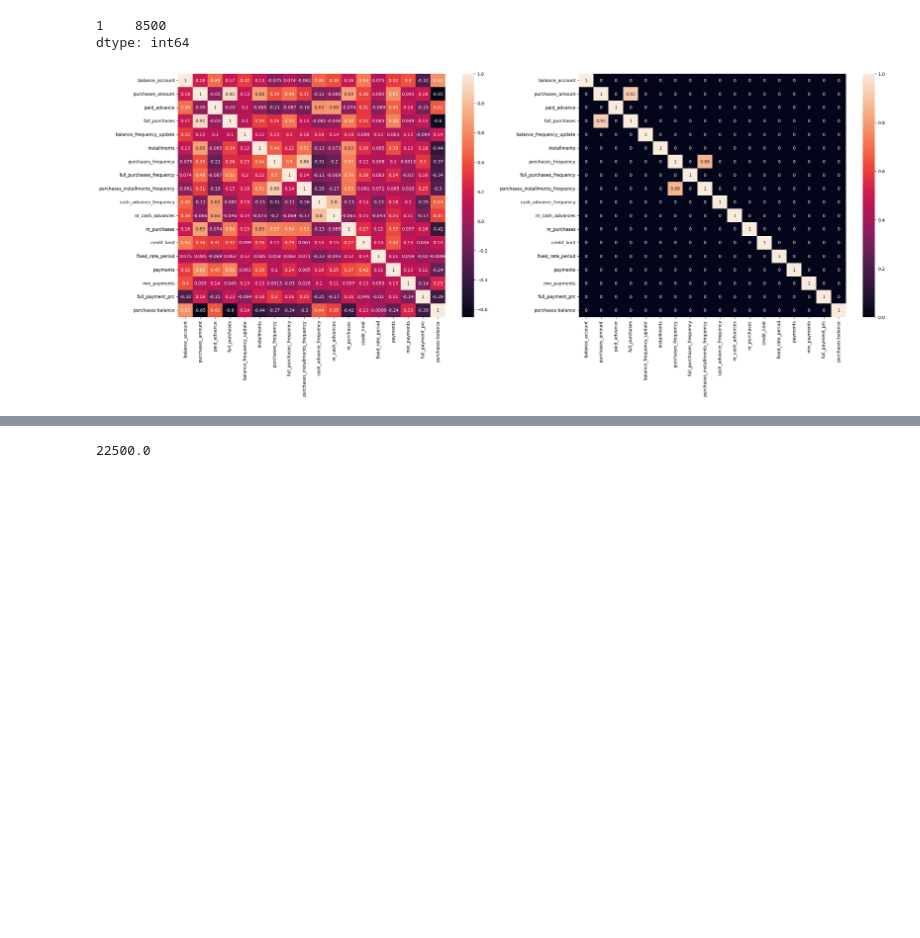
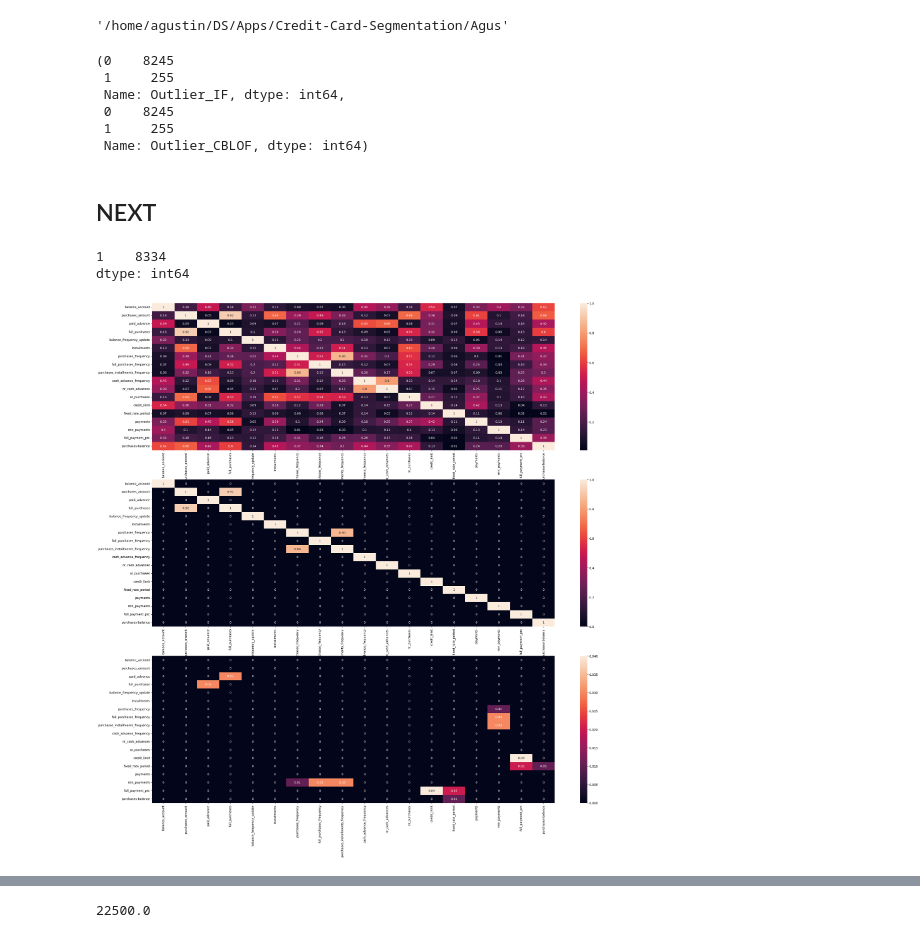
Before and after one commit to Rojoser/Credit-Card-Segmentation, a Jupyter notebook: Agus/Customer_Segmentation_Outlier_Detection.ipynb, the cells around one changed output, grey strips where cells are left out. Saved outputs shown, nothing was run; the diff lists cells and outputs as text; code cells hidden in the pictures; blank space fills up the shorter version.

```diff
--- a/Agus/Customer_Segmentation_Outlier_Detection.ipynb
+++ b/Agus/Customer_Segmentation_Outlier_Detection.ipynb
@@ -17,5 +19,3 @@ from pyod.models.iforest import IForest
 
 
 plt.rcParams["figure.figsize"] = (12,10)
-# %%
-X = pd.read_csv('../data/card_transactions.csv')
@@ -31,10 +117,26 @@ X.head()
+# %%
+pwd
+# %% [output]
+'/home/agustin/DS/Apps/Credit-Card-Segmentation/Agus'
+# %%
+outliers_df['Outlier_IF'].value_counts(), outliers_df['Outlier_CBLOF'].value_counts()
+# %% [output]
+(0    8245
+ 1     255
+ Name: Outlier_IF, dtype: int64,
+ 0    8245
+ 1     255
+ Name: Outlier_CBLOF, dtype: int64)
+# %% [markdown]
+## NEXT
 # %%
 X.groupby('customer_id').size().value_counts()
 # %% [output]
-1    8500
+1    8334
 dtype: int64
 # %%
 X['purchases-balance'] = X['balance_account'] - X['purchases_amount']
 # %%
-corr=X.corr()
+corr=X.corr().applymap(lambda x: round(abs(x),2))
 corr_high = corr.applymap(lambda x: round(x,2) if x > 0.8 else 0)
+corr_low = corr.applymap(lambda x: round(x,2) if x < 0.05 else 0)
@@ -41,9 +149,10 @@ corr_high = corr.applymap(lambda x: round(x,2) if x > 0.8 else 0)
 # %%
-fig, axes = plt.subplots(1,2,figsize=(30,10));
+fig, axes = plt.subplots(3,1,figsize=(30,30));
 sns.heatmap(corr, annot = True, ax=axes[0]);
 sns.heatmap(corr_high, annot = True, ax=axes[1]);
+sns.heatmap(corr_low, annot = True, ax=axes[2]);
 # %% [output]
-[figure, old version]
+[figure, new version]
 # %%
 X.hist(bins=25);
 # %% [output]
```
Also changed, not shown: parts of 36 cells of this notebook, 1 other file.
